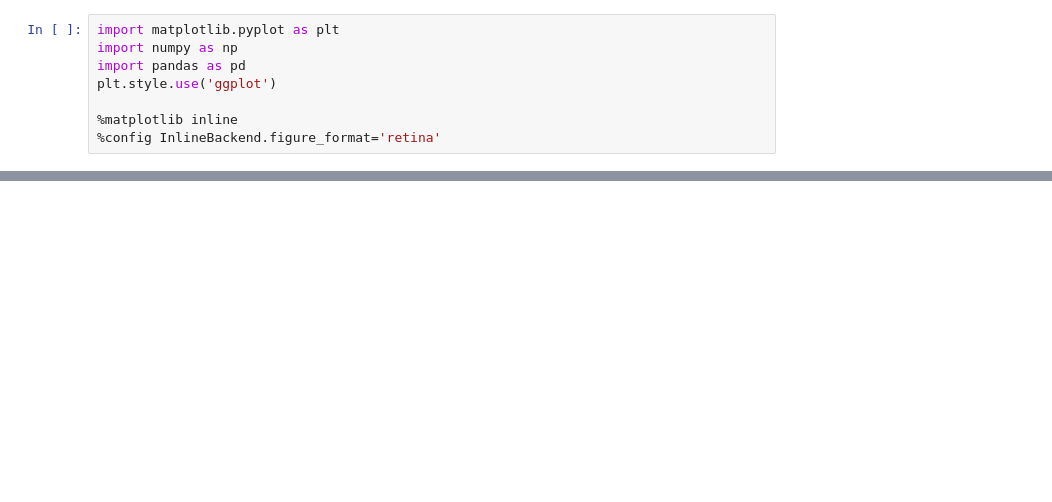
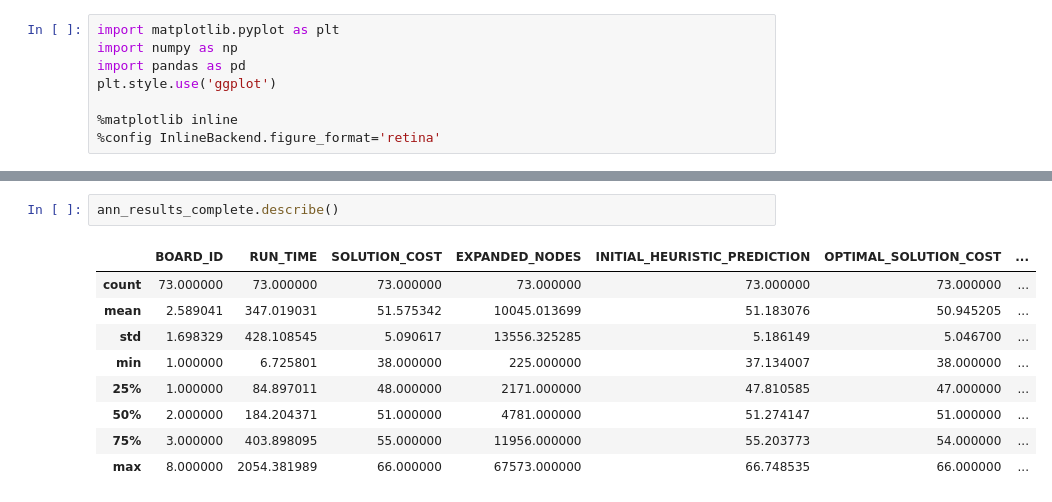
Before and after one commit to vcahlik/fifteen-puzzle, a Jupyter notebook: prototype/notebooks/ANNHeuristicBenchmark.ipynb, the cells around one changed output, grey strips where cells are left out. Drawn from its saved outputs; the diff is of its cells as text; blank space fills up the shorter version.

```diff
--- a/prototype/notebooks/ANNHeuristicBenchmark.ipynb
+++ b/prototype/notebooks/ANNHeuristicBenchmark.ipynb
@@ -27,0 +90,12 @@ results.head(10)
+# %%
+ann_results_complete.describe()
+# %% [output]
+|  | BOARD_ID | RUN_TIME | SOLUTION_COST | EXPANDED_NODES | INITIAL_HEURISTIC_PREDICTION | OPTIMAL_SOLUTION_COST | ... |
+| count | 73.000000 | 73.000000 | 73.000000 | 73.000000 | 73.000000 | 73.000000 | ... |
+| mean | 2.589041 | 347.019031 | 51.575342 | 10045.013699 | 51.183076 | 50.945205 | ... |
+| std | 1.698329 | 428.108545 | 5.090617 | 13556.325285 | 5.186149 | 5.046700 | ... |
+| min | 1.000000 | 6.725801 | 38.000000 | 225.000000 | 37.134007 | 38.000000 | ... |
+| 25% | 1.000000 | 84.897011 | 48.000000 | 2171.000000 | 47.810585 | 47.000000 | ... |
+| 50% | 2.000000 | 184.204371 | 51.000000 | 4781.000000 | 51.274147 | 51.000000 | ... |
+| 75% | 3.000000 | 403.898095 | 55.000000 | 11956.000000 | 55.203773 | 54.000000 | ... |
+| max | 8.000000 | 2054.381989 | 66.000000 | 67573.000000 | 66.748535 | 66.000000 | ... |
```
Also changed, not shown: parts of 19 cells of this notebook, 1 other file.
